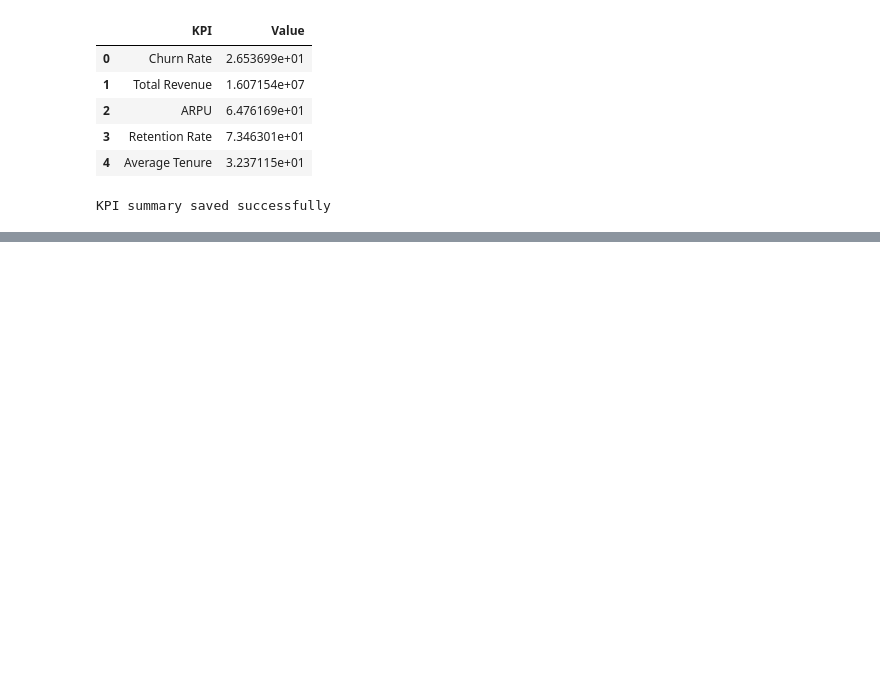
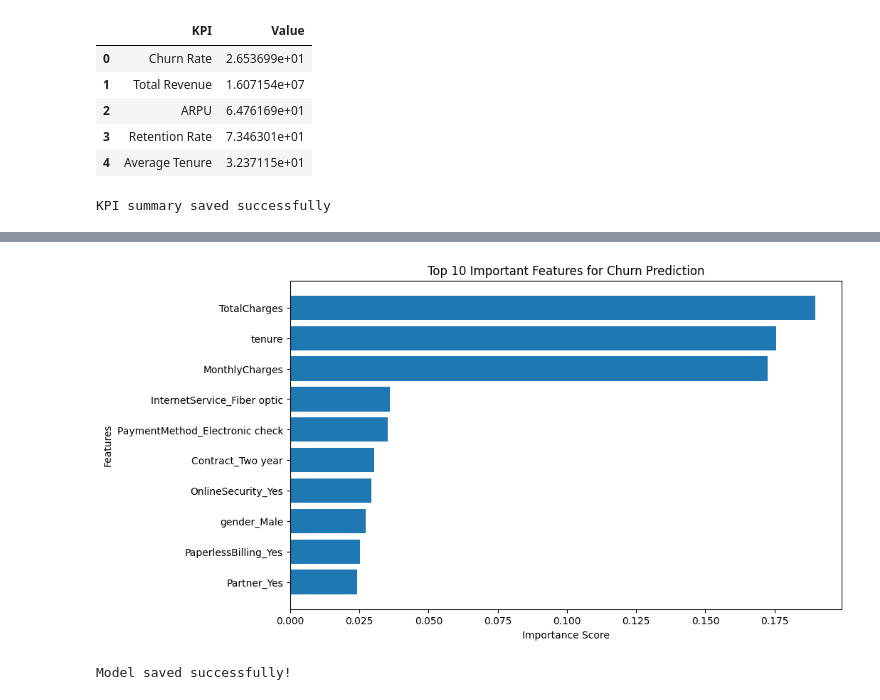
Before and after one commit to rathodappu466-source/Financial-Operations-Analytics, a Jupyter notebook: notebooks/data_cleaning.ipynb, the cells around one changed output, grey strips where cells are left out. Drawn from its saved outputs; the diff is of its cells as text; code cells hidden in the pictures; blank space fills up the shorter version.

```diff
--- a/notebooks/data_cleaning.ipynb
+++ b/notebooks/data_cleaning.ipynb
@@ -606,0 +696,49 @@ KPI summary saved successfully
+# %%
+import pandas as pd
+import matplotlib.pyplot as plt
+
+# Get feature importance
+importance = model.feature_importances_
+
+# Create dataframe
+feature_importance = pd.DataFrame({
+    'Feature': X.columns,
+    'Importance': importance
+})
+
+# Sort values
+feature_importance = feature_importance.sort_values(
+    by='Importance',
+    ascending=False
+)
+
+# Show top 10 features
+top_features = feature_importance.head(10)
+
+# Plot graph
+plt.figure(figsize=(10,6))
+
+plt.barh(
+    top_features['Feature'],
+    top_features['Importance']
+)
+
+plt.xlabel("Importance Score")
+plt.ylabel("Features")
+
+plt.title("Top 10 Important Features for Churn Prediction")
+
+plt.gca().invert_yaxis()
+
+plt.show()
+# %% [output]
+[figure, added]
+# %%
+import joblib
+
+# Save trained model
+joblib.dump(model, "../models/churn_prediction_model.pkl")
+
+print("Model saved successfully!")
+# %% [output]
+Model saved successfully!
```
Also changed, not shown: parts of 7 cells of this notebook, 8 other files.
